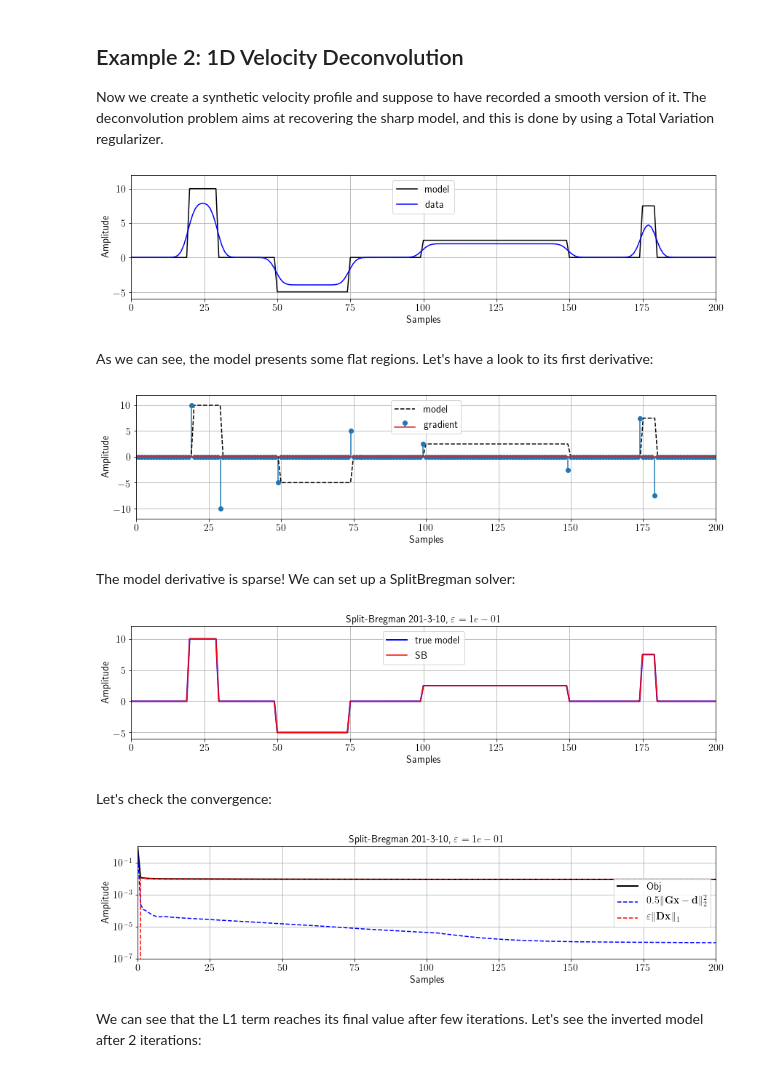
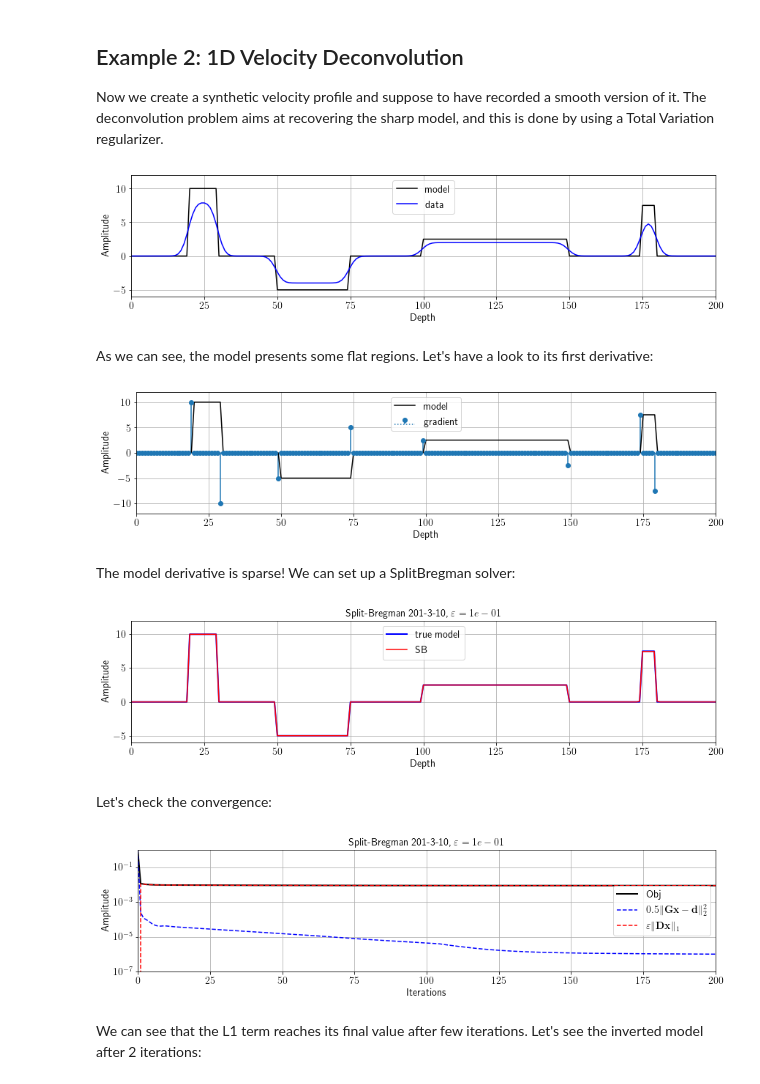
Before and after one commit to fpicetti/occamypy, a Jupyter notebook: tutorials/SplitBregman Examples.ipynb, the cells around one changed output. Drawn from its saved outputs; the diff is of its cells as text; code cells hidden in the pictures.

Commit message:
Updated Split-Bregman

```diff
--- a/tutorials/SplitBregman Examples.ipynb
+++ b/tutorials/SplitBregman Examples.ipynb
@@ -240,12 +380,12 @@ ax.autoscale(enable=True, axis='x', tight=True)
 plt.ylim(-6, 12)
 plt.legend(loc="upper center")
 plt.grid(True)
-plt.xlabel("Samples"), plt.ylabel("Amplitude")
-plt.tight_layout(.5)
-# plt.savefig("blocky_model.pdf")
+plt.xlabel("Depth"), plt.ylabel("Amplitude")
+plt.tight_layout(pad=.5)
+#plt.savefig("blocky_model.pdf")
 plt.show()
 # %% [output]
-[figure, old version]
+[figure, new version]
 # %% [markdown]
 As we can see, the model presents some flat regions. Let's have a look to its first derivative:
 # %%
@@ -253,17 +393,17 @@ D = occamypy.FirstDerivative(x, stencil='forward')
 Dx = D * x
 # %%
 fig, ax = plt.subplots(figsize=(12, 3))
-plt.plot(x.getNdArray(), '--k',  label='model')
-plt.stem(Dx.getNdArray(), label='gradient',use_line_collection=True)
+plt.plot(x.getNdArray(), 'k',  label='model')
+plt.stem(Dx.getNdArray(), label='gradient', basefmt=':', use_line_collection=True)
 ax.autoscale(enable=True, axis='x', tight=True)
 plt.ylim(-12, 12)
 plt.legend(loc="upper center")
 plt.grid(True)
-plt.xlabel("Samples"), plt.ylabel("Amplitude")
-plt.tight_layout(.5)
+plt.xlabel("Depth"), plt.ylabel("Amplitude")
+plt.tight_layout(pad=.5)
 plt.show()
 # %% [output]
-[figure, old version]
+[figure, new version]
 # %% [markdown]
 The model derivative is sparse! We can set up a SplitBregman solver:
 # %%
@@ -277,19 +417,20 @@ SB.run(problem, verbose=False, inner_verbose=False)
 # %%
 its = "%d-%d-%d" % (len(SB.obj), SB.niter_inner, SB.niter_solver)
 
 fig, ax = plt.subplots(figsize=(12, 3))
 plt.plot(x.getNdArray(), 'b', lw=2, label="true model")
 plt.plot(problem.model.getNdArray(), 'r', label="SB")
-plt.title(r'Split-Bregman %s, $\varepsilon=%.e$' % (its, problem.epsL1[0]))
 plt.ylim(-6, 12), plt.xlim(0, 200)
 plt.legend(loc="upper center")
 plt.grid(True)
-plt.xlabel("Samples"), plt.ylabel("Amplitude")
-plt.tight_layout(.5)
-# plt.savefig("blocky_sb_%s.pdf" % its)
+plt.xlabel("Depth"), plt.ylabel("Amplitude")
+plt.tight_layout(pad=.5)
+
+plt.title(r'Split-Bregman %s, $\varepsilon=%.e$' % (its, problem.epsL1[0]))
+#plt.savefig("blocky_sb_%s.pdf" % its)
 plt.show()
 # %% [output]
-[figure, old version]
+[figure, new version]
 # %% [markdown]
 Let's check the convergence:
 # %%
@@ -297,14 +438,16 @@ fig, ax = plt.subplots(figsize=(12, 3))
 plt.semilogy(SB.obj / SB.obj[0], 'k', lw=2, label='Obj')
 plt.semilogy(SB.obj_terms[:, 0] / SB.obj[0], 'b--', label=r"$0.5 \Vert \mathbf{Gx-d} \Vert_2^2$")
 plt.semilogy(SB.obj_terms[:, 1] / SB.obj[0], 'r--', label=r"$\varepsilon \Vert \mathbf{Dx}\Vert_1$")
+plt.ylim(1e-7, 1), plt.xlim(0, SB.stopper.niter)
+plt.xlabel("Iterations"), plt.ylabel("Amplitude")
+plt.legend(loc="right"), plt.grid(True)
+plt.tight_layout(pad=.5)
+
 plt.title(r'Split-Bregman %s, $\varepsilon=%.e$' % (its, problem.epsL1[0]))
-plt.ylim(1e-7, 1), plt.xlim(0, SB.stopper.niter), plt.xlabel("Samples"), plt.ylabel("Amplitude")
-plt.legend(loc="right"), plt.grid(True)
-plt.tight_layout(.5)
-# plt.savefig("blocky_sb_convergence.pdf")
+#plt.savefig("blocky_sb_convergence.pdf")
 plt.show()
 # %% [output]
-[figure, old version]
+[figure, new version]
 # %% [markdown]
 We can see that the L1 term reaches its final value after few iterations.
 Let's see the inverted model after 2 iterations:
```
Also changed, not shown: parts of 22 cells of this notebook, 1 other file.
